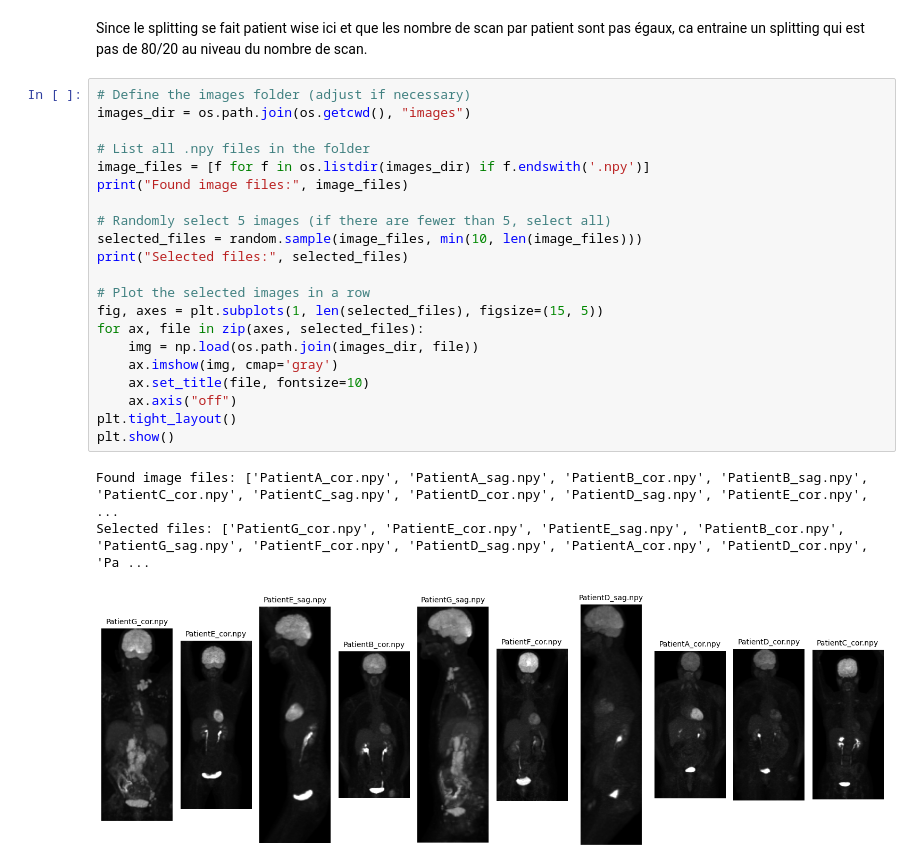
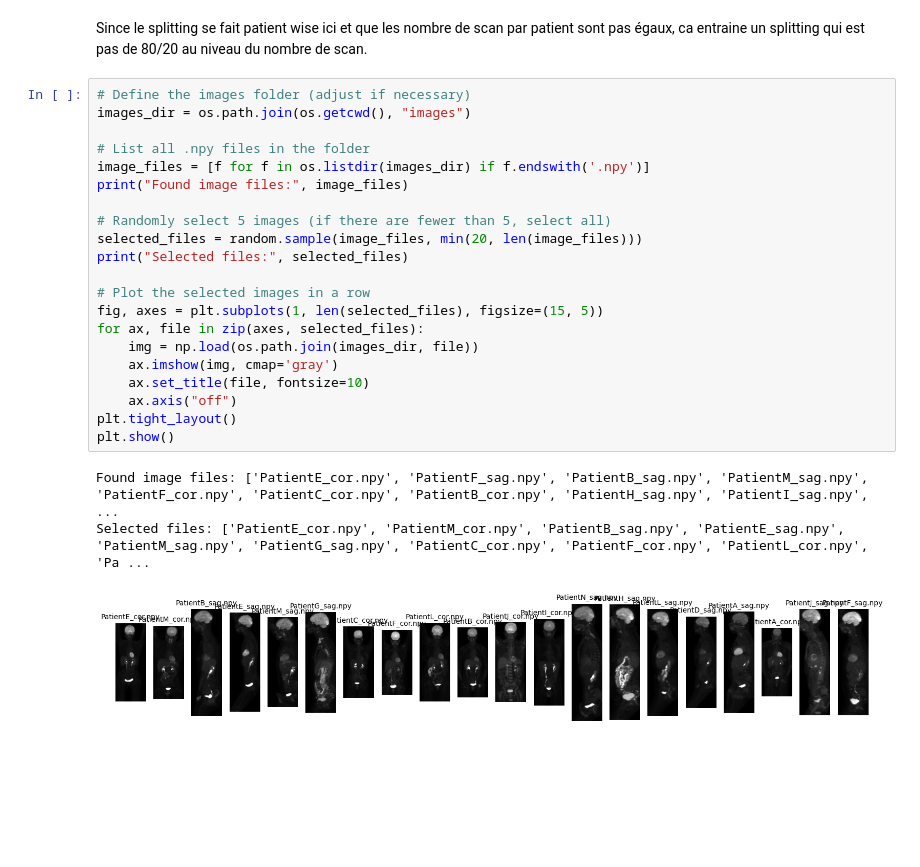
Before and after one commit to Alichnikof/Deauville_DeepLearning, a Jupyter notebook: loading.ipynb, the cells around one changed output. Drawn from its saved outputs; the diff is of its cells as text; blank space fills up the shorter version.

```diff
--- a/loading.ipynb
+++ b/loading.ipynb
@@ -284,25 +361,25 @@ Since le splitting se fait patient wise ici et que les nombre de scan par patien
 # %%
 # Define the images folder (adjust if necessary)
 images_dir = os.path.join(os.getcwd(), "images")
 
 # List all .npy files in the folder
 image_files = [f for f in os.listdir(images_dir) if f.endswith('.npy')]
 print("Found image files:", image_files)
 
 # Randomly select 5 images (if there are fewer than 5, select all)
-selected_files = random.sample(image_files, min(10, len(image_files)))
+selected_files = random.sample(image_files, min(20, len(image_files)))
 print("Selected files:", selected_files)
 
 # Plot the selected images in a row
 fig, axes = plt.subplots(1, len(selected_files), figsize=(15, 5))
 for ax, file in zip(axes, selected_files):
     img = np.load(os.path.join(images_dir, file))
     ax.imshow(img, cmap='gray')
     ax.set_title(file, fontsize=10)
     ax.axis("off")
 plt.tight_layout()
 plt.show()
 # %% [output]
-Found image files: ['PatientA_cor.npy', 'PatientA_sag.npy', 'PatientB_cor.npy', 'PatientB_sag.npy', 'PatientC_cor.npy', 'PatientC_sag.npy', 'PatientD_cor.npy', 'PatientD_sag.npy', 'PatientE_cor.npy',  ...
-Selected files: ['PatientG_cor.npy', 'PatientE_cor.npy', 'PatientE_sag.npy', 'PatientB_cor.npy', 'PatientG_sag.npy', 'PatientF_cor.npy', 'PatientD_sag.npy', 'PatientA_cor.npy', 'PatientD_cor.npy', 'Pa ...
+Found image files: ['PatientE_cor.npy', 'PatientF_sag.npy', 'PatientB_sag.npy', 'PatientM_sag.npy', 'PatientF_cor.npy', 'PatientC_cor.npy', 'PatientB_cor.npy', 'PatientH_sag.npy', 'PatientI_sag.npy',  ...
+Selected files: ['PatientE_cor.npy', 'PatientM_cor.npy', 'PatientB_sag.npy', 'PatientE_sag.npy', 'PatientM_sag.npy', 'PatientG_sag.npy', 'PatientC_cor.npy', 'PatientF_cor.npy', 'PatientL_cor.npy', 'Pa ...
-[figure, old version]
+[figure, new version]
```
Also changed, not shown: parts of 2 cells of this notebook, 13 other files.
